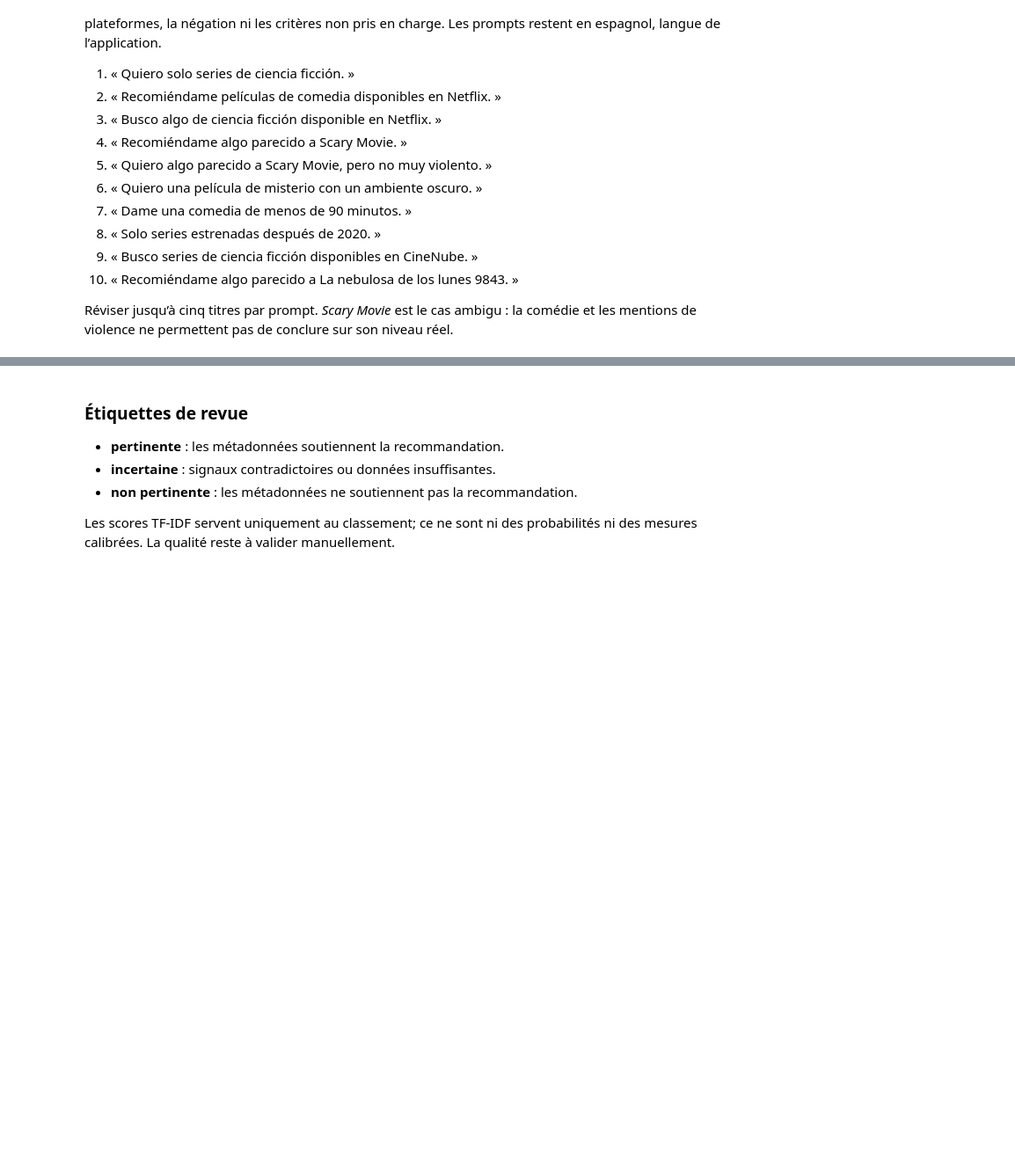
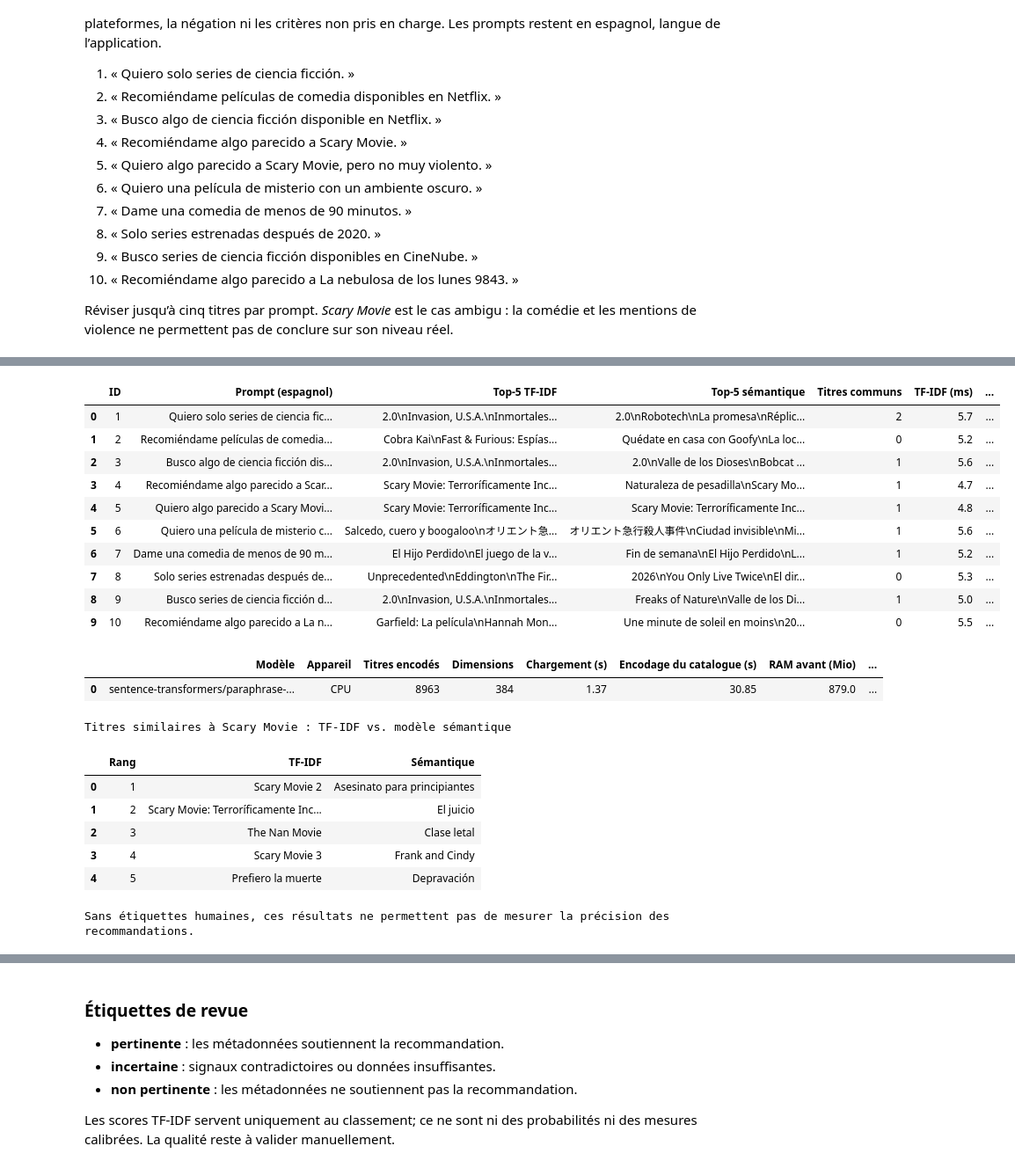
Before and after one commit to jrmora/jaimetv, a Jupyter notebook: notebooks/recommendation_lab.ipynb, the cells around one changed output, grey strips where cells are left out. Shown at 88% size. Saved outputs shown, nothing was run; the diff lists cells and outputs as text; code cells hidden in the pictures; blank space fills up the shorter version.

```diff
--- a/notebooks/recommendation_lab.ipynb
+++ b/notebooks/recommendation_lab.ipynb
@@ -408,0 +547,69 @@ Scary Movie existe dans le catalogue, mais sans cache TMDB actuel. Consultez ce
+# %%
+comparison_rows = []
+semantic_query_latencies = []
+tfidf_query_latencies = []
+
+for prompt_id, prompt in enumerate(TEST_PROMPTS, start=1):
+    started = time.perf_counter()
+    tfidf_results = recommend_prompt(prompt, top_n=5)
+    tfidf_query_latencies.append((time.perf_counter() - started) * 1000)
+
+    started = time.perf_counter()
+    semantic_results = recommend_semantic_prompt(prompt, top_n=5)
+    semantic_query_latencies.append((time.perf_counter() - started) * 1000)
+
+    tfidf_titles = tfidf_results["title"].tolist()
+    semantic_titles = semantic_results["title"].tolist()
+    comparison_rows.append({
+        "ID": prompt_id,
+        "Prompt (espagnol)": prompt,
+        "Top-5 TF-IDF": "\n".join(tfidf_titles),
+        "Top-5 sémantique": "\n".join(semantic_titles) if semantic_titles else "Modèle indisponible",
+        "Titres communs": len(set(tfidf_titles) & set(semantic_titles)),
+        "TF-IDF (ms)": round(tfidf_query_latencies[-1], 1),
+        "Sémantique (ms)": round(semantic_query_latencies[-1], 1),
+    })
+
+comparison_df = pd.DataFrame(comparison_rows)
+display(comparison_df)
+
+if semantic_ready:
+    semantic_metrics["Latence moyenne par prompt (ms)"] = round(float(np.mean(semantic_query_latencies)), 1)
+    semantic_metrics["Latence P95 par prompt (ms)"] = round(float(np.percentile(semantic_query_latencies, 95)), 1)
+    semantic_metrics["Latence moyenne TF-IDF (ms)"] = round(float(np.mean(tfidf_query_latencies)), 1)
+    display(pd.DataFrame([semantic_metrics]))
+
+if scary_exists and semantic_ready:
+    print("Titres similaires à Scary Movie : TF-IDF vs. modèle sémantique")
+    tfidf_scary = recommend_similar_to_title("Scary Movie", top_n=5)
+    semantic_scary = recommend_semantic_similar_to_title("Scary Movie", top_n=5)
+    scary_comparison = pd.DataFrame({
+        "Rang": range(1, 6),
+        "TF-IDF": tfidf_scary["title"].tolist(),
+        "Sémantique": semantic_scary["title"].tolist(),
+    })
+    display(scary_comparison)
+
+print("Sans étiquettes humaines, ces résultats ne permettent pas de mesurer la précision des recommandations.")
+# %% [output]
+|  | ID | Prompt (espagnol) | Top-5 TF-IDF | Top-5 sémantique | Titres communs | TF-IDF (ms) | ... |
+| 0 | 1 | Quiero solo series de ciencia fic... | 2.0\nInvasion, U.S.A.\nInmortales... | 2.0\nRobotech\nLa promesa\nRéplic... | 2 | 5.7 | ... |
+| 1 | 2 | Recomiéndame películas de comedia... | Cobra Kai\nFast & Furious: Espías... | Quédate en casa con Goofy\nLa loc... | 0 | 5.2 | ... |
+| 2 | 3 | Busco algo de ciencia ficción dis... | 2.0\nInvasion, U.S.A.\nInmortales... | 2.0\nValle de los Dioses\nBobcat ... | 1 | 5.6 | ... |
+| 3 | 4 | Recomiéndame algo parecido a Scar... | Scary Movie: Terroríficamente Inc... | Naturaleza de pesadilla\nScary Mo... | 1 | 4.7 | ... |
+| 4 | 5 | Quiero algo parecido a Scary Movi... | Scary Movie: Terroríficamente Inc... | Scary Movie: Terroríficamente Inc... | 1 | 4.8 | ... |
+| 5 | 6 | Quiero una película de misterio c... | Salcedo, cuero y boogaloo\nオリエント急... | オリエント急行殺人事件\nCiudad invisible\nMi... | 1 | 5.6 | ... |
+| 6 | 7 | Dame una comedia de menos de 90 m... | El Hijo Perdido\nEl juego de la v... | Fin de semana\nEl Hijo Perdido\nL... | 1 | 5.2 | ... |
+| 7 | 8 | Solo series estrenadas después de... | Unprecedented\nEddington\nThe Fir... | 2026\nYou Only Live Twice\nEl dir... | 0 | 5.3 | ... |
+| 8 | 9 | Busco series de ciencia ficción d... | 2.0\nInvasion, U.S.A.\nInmortales... | Freaks of Nature\nValle de los Di... | 1 | 5.0 | ... |
+| 9 | 10 | Recomiéndame algo parecido a La n... | Garfield: La película\nHannah Mon... | Une minute de soleil en moins\n20... | 0 | 5.5 | ... |
+|  | Modèle | Appareil | Titres encodés | Dimensions | Chargement (s) | Encodage du catalogue (s) | RAM avant (Mio) | ... |
+| 0 | sentence-transformers/paraphrase-... | CPU | 8963 | 384 | 1.37 | 30.85 | 879.0 | ... |
+Titres similaires à Scary Movie : TF-IDF vs. modèle sémantique
+|  | Rang | TF-IDF | Sémantique |
+| 0 | 1 | Scary Movie 2 | Asesinato para principiantes |
+| 1 | 2 | Scary Movie: Terroríficamente Inc... | El juicio |
+| 2 | 3 | The Nan Movie | Clase letal |
+| 3 | 4 | Scary Movie 3 | Frank and Cindy |
+| 4 | 5 | Prefiero la muerte | Depravación |
+Sans étiquettes humaines, ces résultats ne permettent pas de mesurer la précision des recommandations.
```
Also changed, not shown: parts of 17 cells of this notebook, 6 other files.
